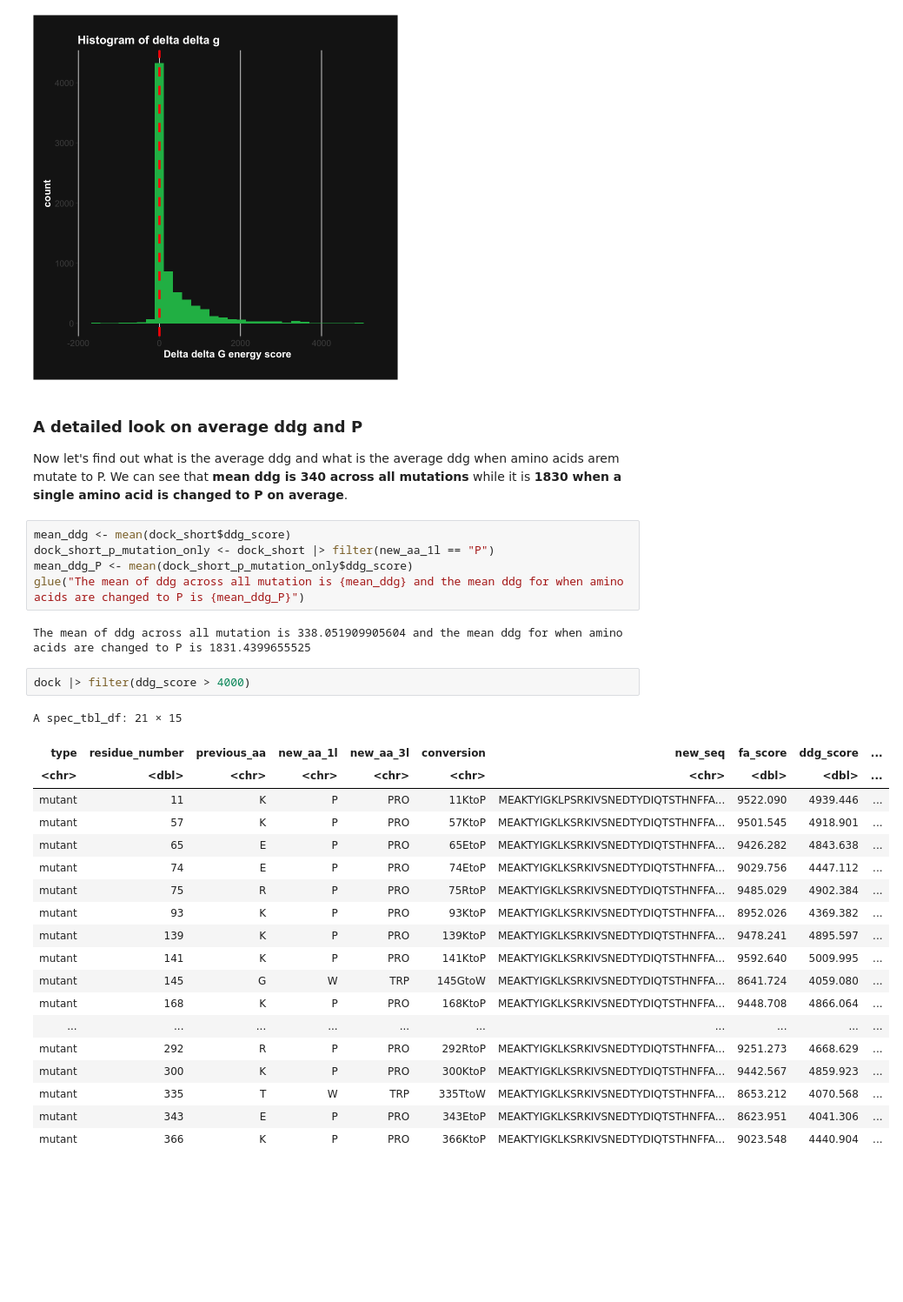
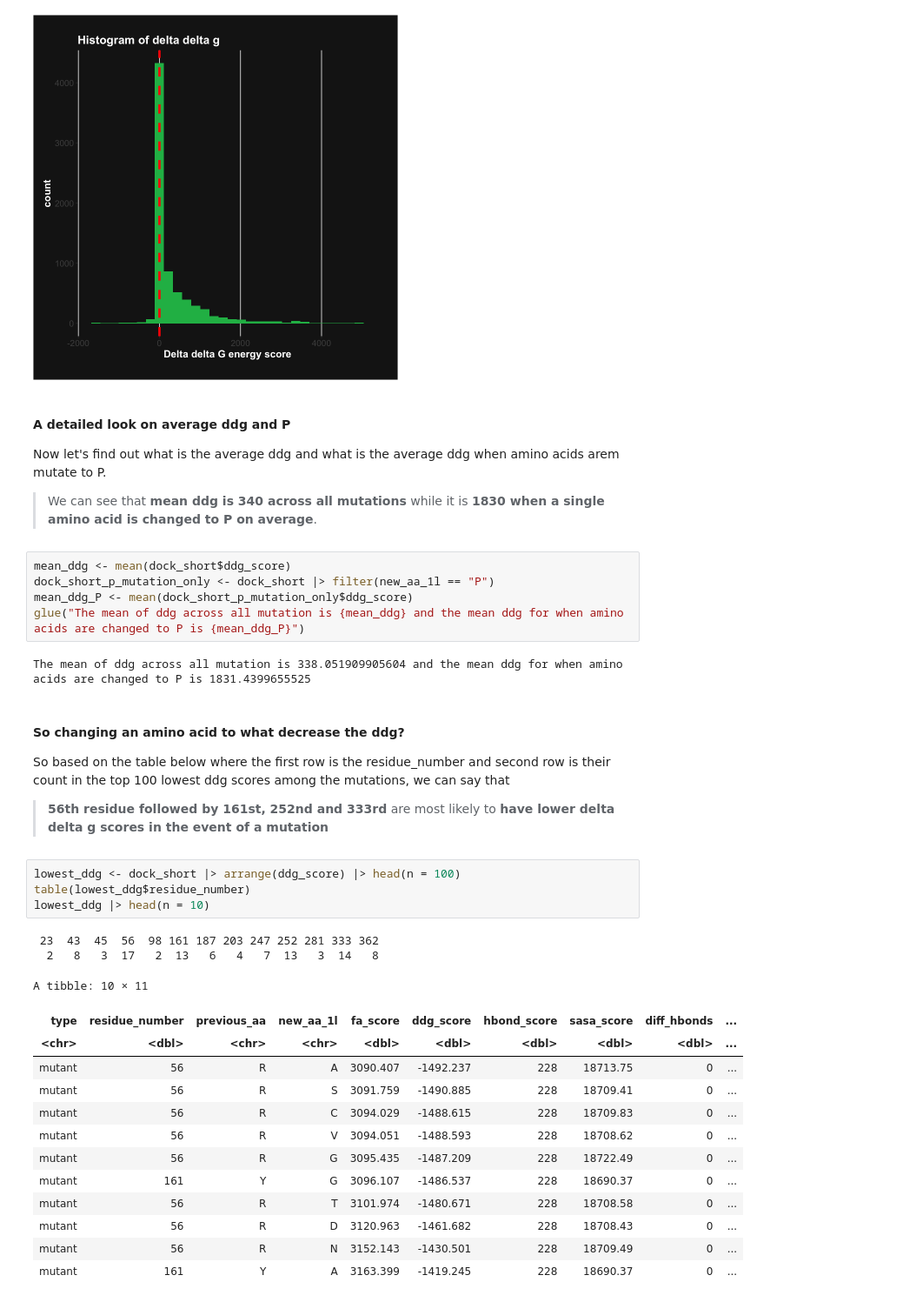
Before and after one commit to redradman/OneAAatATime, a Jupyter notebook: docked_analysis.ipynb, the cells around one changed output. Shown: that part at 87% size. Drawn from its saved outputs; the diff is of its cells as text; blank space fills up the shorter version.

Commit message:
add analysis for lower end of ddg in docked analysis

```diff
--- a/docked_analysis.ipynb
+++ b/docked_analysis.ipynb
@@ -114,8 +115,9 @@ dock_short |> ggplot(aes(ddg_score)) +
 `stat_bin()` using `bins = 30`. Pick better value with `binwidth`.
 [figure]
 # %% [markdown]
-### A detailed look on average ddg and P
-Now let's find out what is the average ddg and what is the average ddg when amino acids arem mutate to P. We can see that **mean ddg is 340 across all mutations** while it is **1830 when a single amino acid is changed to P on average**.
+#### A detailed look on average ddg and P
+Now let's find out what is the average ddg and what is the average ddg when amino acids arem mutate to P.
+> We can see that **mean ddg is 340 across all mutations** while it is **1830 when a single amino acid is changed to P on average**.
 # %%
 mean_ddg <- mean(dock_short$ddg_score)
 dock_short_p_mutation_only <- dock_short |> filter(new_aa_1l == "P")
@@ -123,25 +125,27 @@ mean_ddg_P <- mean(dock_short_p_mutation_only$ddg_score)
 glue("The mean of ddg across all mutation is {mean_ddg} and the mean ddg for when amino acids are changed to P is {mean_ddg_P}")
 # %% [output]
 The mean of ddg across all mutation is 338.051909905604 and the mean ddg for when amino acids are changed to P is 1831.4399655525
+# %% [markdown]
+#### So changing an amino acid to what decrease the ddg?
+So based on the table below where the first row is the residue_number and second row is their count in the top 100 lowest ddg scores among the mutations, we can say that
+> **56th residue followed by 161st, 252nd and 333rd** are most likely to **have lower delta delta g scores in the event of a mutation**
 # %%
-dock |> filter(ddg_score > 4000)
+lowest_ddg <- dock_short |> arrange(ddg_score) |> head(n = 100)
+table(lowest_ddg$residue_number)
+lowest_ddg |> head(n = 10)
 # %% [output]
-A spec_tbl_df: 21 × 15
+ 23  43  45  56  98 161 187 203 247 252 281 333 362
+  2   8   3  17   2  13   6   4   7  13   3  14   8
+A tibble: 10 × 11
-| type | residue_number | previous_aa | new_aa_1l | new_aa_3l | conversion | new_seq | fa_score | ddg_score | ... |
-| <chr> | <dbl> | <chr> | <chr> | <chr> | <chr> | <chr> | <dbl> | <dbl> | ... |
-| mutant | 11 | K | P | PRO | 11KtoP | MEAKTYIGKLPSRKIVSNEDTYDIQTSTHNFFA... | 9522.090 | 4939.446 | ... |
-| mutant | 57 | K | P | PRO | 57KtoP | MEAKTYIGKLKSRKIVSNEDTYDIQTSTHNFFA... | 9501.545 | 4918.901 | ... |
-| mutant | 65 | E | P | PRO | 65EtoP | MEAKTYIGKLKSRKIVSNEDTYDIQTSTHNFFA... | 9426.282 | 4843.638 | ... |
-| mutant | 74 | E | P | PRO | 74EtoP | MEAKTYIGKLKSRKIVSNEDTYDIQTSTHNFFA... | 9029.756 | 4447.112 | ... |
-| mutant | 75 | R | P | PRO | 75RtoP | MEAKTYIGKLKSRKIVSNEDTYDIQTSTHNFFA... | 9485.029 | 4902.384 | ... |
-| mutant | 93 | K | P | PRO | 93KtoP | MEAKTYIGKLKSRKIVSNEDTYDIQTSTHNFFA... | 8952.026 | 4369.382 | ... |
-| mutant | 139 | K | P | PRO | 139KtoP | MEAKTYIGKLKSRKIVSNEDTYDIQTSTHNFFA... | 9478.241 | 4895.597 | ... |
-| mutant | 141 | K | P | PRO | 141KtoP | MEAKTYIGKLKSRKIVSNEDTYDIQTSTHNFFA... | 9592.640 | 5009.995 | ... |
-| mutant | 145 | G | W | TRP | 145GtoW | MEAKTYIGKLKSRKIVSNEDTYDIQTSTHNFFA... | 8641.724 | 4059.080 | ... |
-| mutant | 168 | K | P | PRO | 168KtoP | MEAKTYIGKLKSRKIVSNEDTYDIQTSTHNFFA... | 9448.708 | 4866.064 | ... |
-| ... | ... | ... | ... | ... | ... | ... | ... | ... | ... |
-| mutant | 292 | R | P | PRO | 292RtoP | MEAKTYIGKLKSRKIVSNEDTYDIQTSTHNFFA... | 9251.273 | 4668.629 | ... |
-| mutant | 300 | K | P | PRO | 300KtoP | MEAKTYIGKLKSRKIVSNEDTYDIQTSTHNFFA... | 9442.567 | 4859.923 | ... |
-| mutant | 335 | T | W | TRP | 335TtoW | MEAKTYIGKLKSRKIVSNEDTYDIQTSTHNFFA... | 8653.212 | 4070.568 | ... |
-| mutant | 343 | E | P | PRO | 343EtoP | MEAKTYIGKLKSRKIVSNEDTYDIQTSTHNFFA... | 8623.951 | 4041.306 | ... |
-| mutant | 366 | K | P | PRO | 366KtoP | MEAKTYIGKLKSRKIVSNEDTYDIQTSTHNFFA... | 9023.548 | 4440.904 | ... |
+| type | residue_number | previous_aa | new_aa_1l | fa_score | ddg_score | hbond_score | sasa_score | diff_hbonds | ... |
+| <chr> | <dbl> | <chr> | <chr> | <dbl> | <dbl> | <dbl> | <dbl> | <dbl> | ... |
+| mutant | 56 | R | A | 3090.407 | -1492.237 | 228 | 18713.75 | 0 | ... |
+| mutant | 56 | R | S | 3091.759 | -1490.885 | 228 | 18709.41 | 0 | ... |
+| mutant | 56 | R | C | 3094.029 | -1488.615 | 228 | 18709.83 | 0 | ... |
+| mutant | 56 | R | V | 3094.051 | -1488.593 | 228 | 18708.62 | 0 | ... |
+| mutant | 56 | R | G | 3095.435 | -1487.209 | 228 | 18722.49 | 0 | ... |
+| mutant | 161 | Y | G | 3096.107 | -1486.537 | 228 | 18690.37 | 0 | ... |
+| mutant | 56 | R | T | 3101.974 | -1480.671 | 228 | 18708.58 | 0 | ... |
+| mutant | 56 | R | D | 3120.963 | -1461.682 | 228 | 18708.43 | 0 | ... |
+| mutant | 56 | R | N | 3152.143 | -1430.501 | 228 | 18709.49 | 0 | ... |
+| mutant | 161 | Y | A | 3163.399 | -1419.245 | 228 | 18690.37 | 0 | ... |
```
Also changed, not shown: parts of 5 cells of this notebook.
